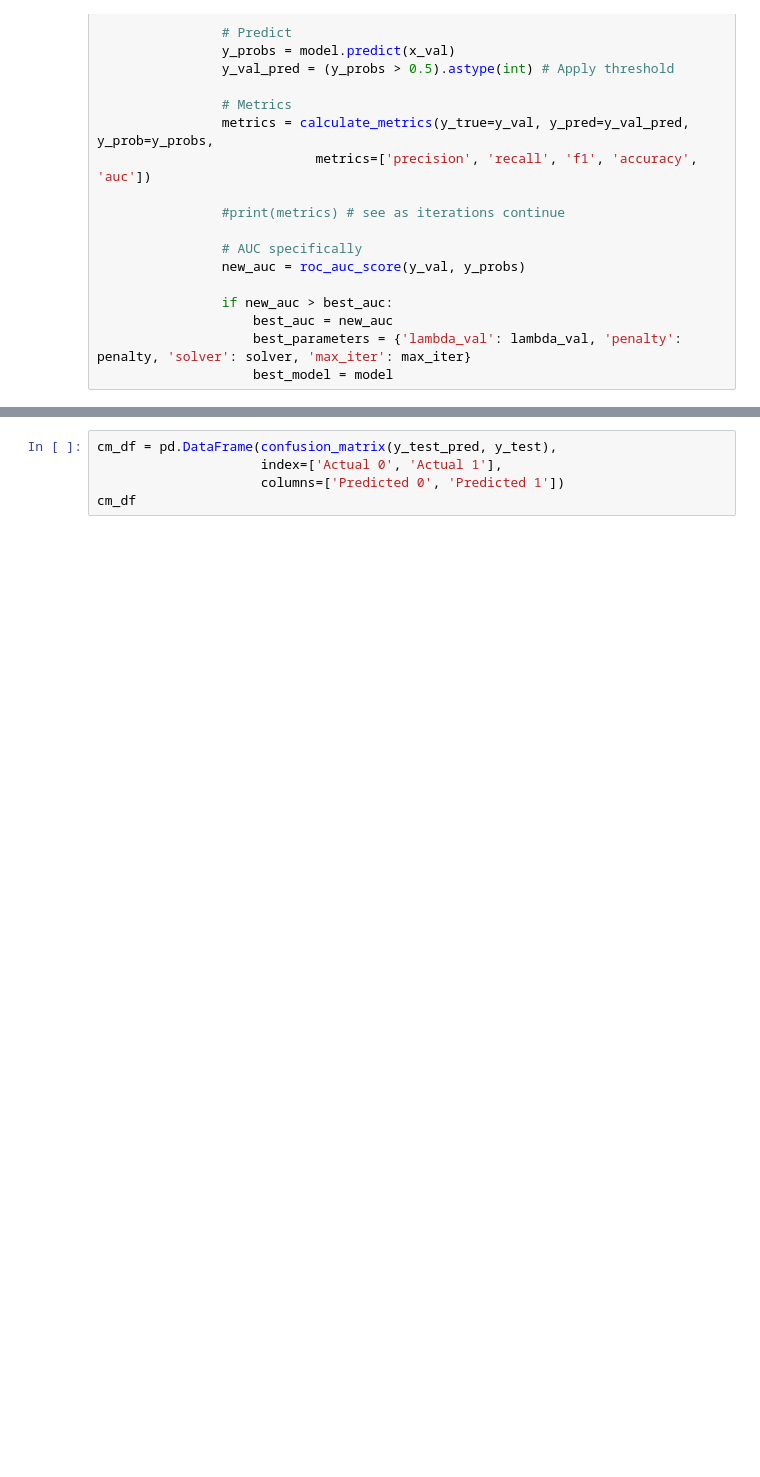
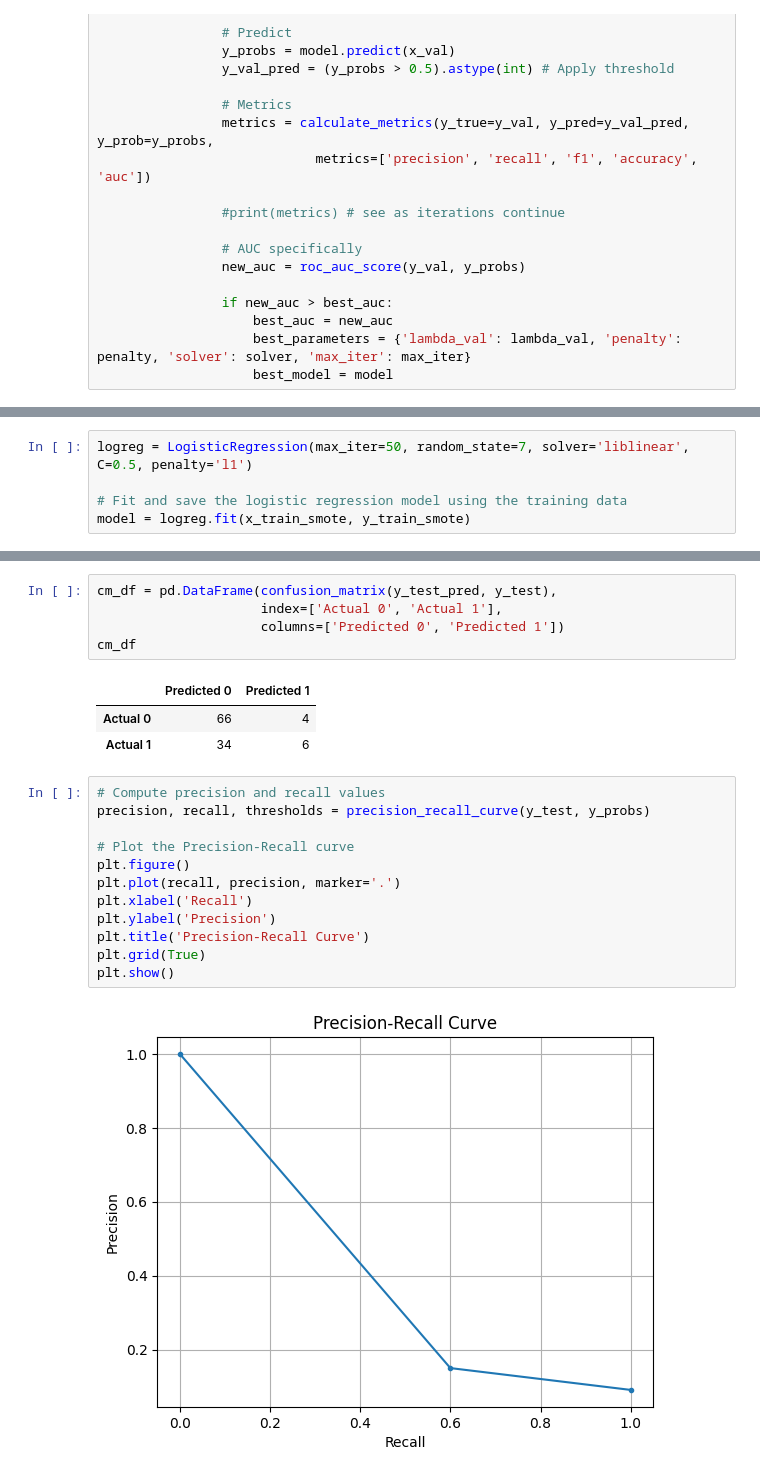
Before and after one commit to JacquesVermaak96/case-study, a Jupyter notebook: Log Reg Final.ipynb, the cells around one changed output, grey strips where cells are left out. Drawn from its saved outputs; the diff is of its cells as text; blank space fills up the shorter version.

```diff
--- a/Log Reg Final.ipynb
+++ b/Log Reg Final.ipynb
@@ -214,0 +210,5 @@ LogisticRegression(C=2, max_iter=1, penalty='l1', solver='liblinear')
+# %%
+logreg = LogisticRegression(max_iter=50, random_state=7, solver='liblinear', C=0.5, penalty='l1')
+
+# Fit and save the logistic regression model using the training data
+model = logreg.fit(x_train_smote, y_train_smote)
@@ -227,3 +243,21 @@ cm_df = pd.DataFrame(confusion_matrix(y_test_pred, y_test),
                      index=['Actual 0', 'Actual 1'],
                      columns=['Predicted 0', 'Predicted 1'])
 cm_df
+# %% [output]
+|  | Predicted 0 | Predicted 1 |
+| Actual 0 | 66 | 4 |
+| Actual 1 | 34 | 6 |
+# %%
+# Compute precision and recall values
+precision, recall, thresholds = precision_recall_curve(y_test, y_probs)
+
+# Plot the Precision-Recall curve
+plt.figure()
+plt.plot(recall, precision, marker='.')
+plt.xlabel('Recall')
+plt.ylabel('Precision')
+plt.title('Precision-Recall Curve')
+plt.grid(True)
+plt.show()
+# %% [output]
+[figure, added]
```
Also changed, not shown: parts of 9 cells of this notebook, 3 other files.
